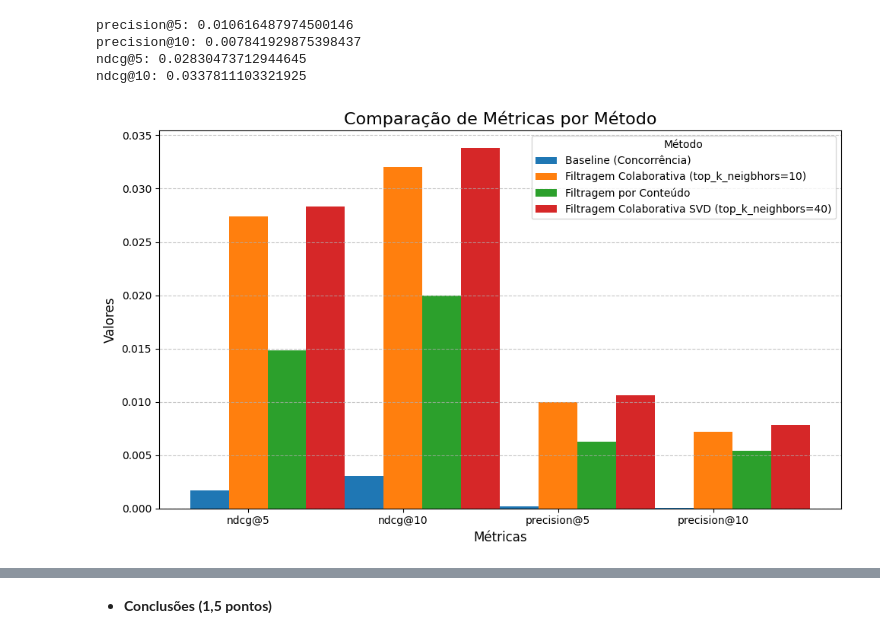
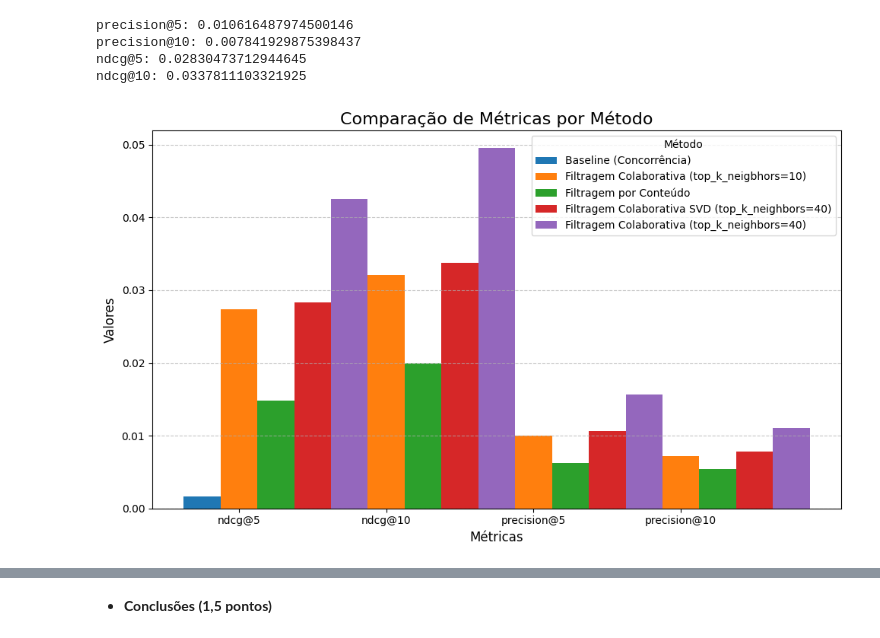
Before and after one commit to arturnovais/RecSYS---class---test, a Jupyter notebook: AMNS_MAIN.ipynb, the cells around one changed output, grey strips where cells are left out. Drawn from its saved outputs; the diff is of its cells as text; code cells hidden in the pictures.

Commit message:
feat: adiciona colaborativa com neighbors=40

```diff
--- a/AMNS_MAIN.ipynb
+++ b/AMNS_MAIN.ipynb
@@ -1222,35 +1281,36 @@ ndcg@10: 0.0337811103321925
 # %%
 import matplotlib.pyplot as plt
 import numpy as np
 
-methods = ['Baseline (Concorrência)', 'Filtragem Colaborativa (top_k_neigbhors=10)', 'Filtragem por Conteúdo', 'Filtragem Colaborativa SVD (top_k_neighbors=40)']
+methods = ['Baseline (Concorrência)', 'Filtragem Colaborativa (top_k_neigbhors=10)', 'Filtragem por Conteúdo', 'Filtragem Colaborativa SVD (top_k_neighbors=40)', 'Filtragem Colaborativa (top_k_neighbors=40)']
 metrics = ['ndcg@5', 'ndcg@10', 'precision@5', 'precision@10']
 values = [
     [0.0016818836315317604, 0.003073280417540927, 0.00016758439071103669, 0.00008379219535551834],
     [0.027412817033790792, 0.03205446512336292, 0.010004346566212694, 0.007173645320197044],
     [0.01481628211009455, 0.019941867426799827, 0.006251811069255289, 0.005382497826716894],
-    [0.02830473712944645, 0.0337811103321925, 0.010616487974500146, 0.007841929875398437]
+    [0.02830473712944645, 0.0337811103321925, 0.010616487974500146, 0.007841929875398437],
+    [0.04250564766417635, 0.0495067584453323, 0.015611416980585338, 0.011094610257896263]
 ]
 
 x = np.arange(len(metrics))
 width = 0.25
 
 fig, ax = plt.subplots(figsize=(10, 6))
 
 for i, method in enumerate(methods):
     ax.bar(x + i * width, values[i], width, label=method)
 
 ax.set_title('Comparação de Métricas por Método', fontsize=16)
 ax.set_xticks(x + width, metrics)
 ax.set_xlabel('Métricas', fontsize=12)
 ax.set_ylabel('Valores', fontsize=12)
 ax.legend(title='Método', fontsize=10)
 ax.grid(axis='y', linestyle='--', alpha=0.7)
 
 plt.tight_layout()
 plt.show()
 # %% [output]
-[figure, old version]
+[figure, new version]
 # %% [markdown]
 A métrica "precision@k" mede simplesmente a proporção de itens recomendados acertados em uma lista de recomendaçoes de tamanho k, ou seja, dado os dados de "treino" do algoritmo, quais das avaliações do usuários dos dados de teste estavam presentes nessa lista - o quanto o algoritmo recomendou corretamente? A métrica ndcg@k modifica essa métrica para que leve em consideração a posição dos itens recomendados, em relação aos acertos. Assim, os itens que foram acertados, mas foram recomendados nas últimas posições da lista de tamanho k, levam um desconto de pontuação maior do que se tivessem sido recomendados nas primeiras posições.
 
```
Also changed, not shown: parts of 7 cells of this notebook.
